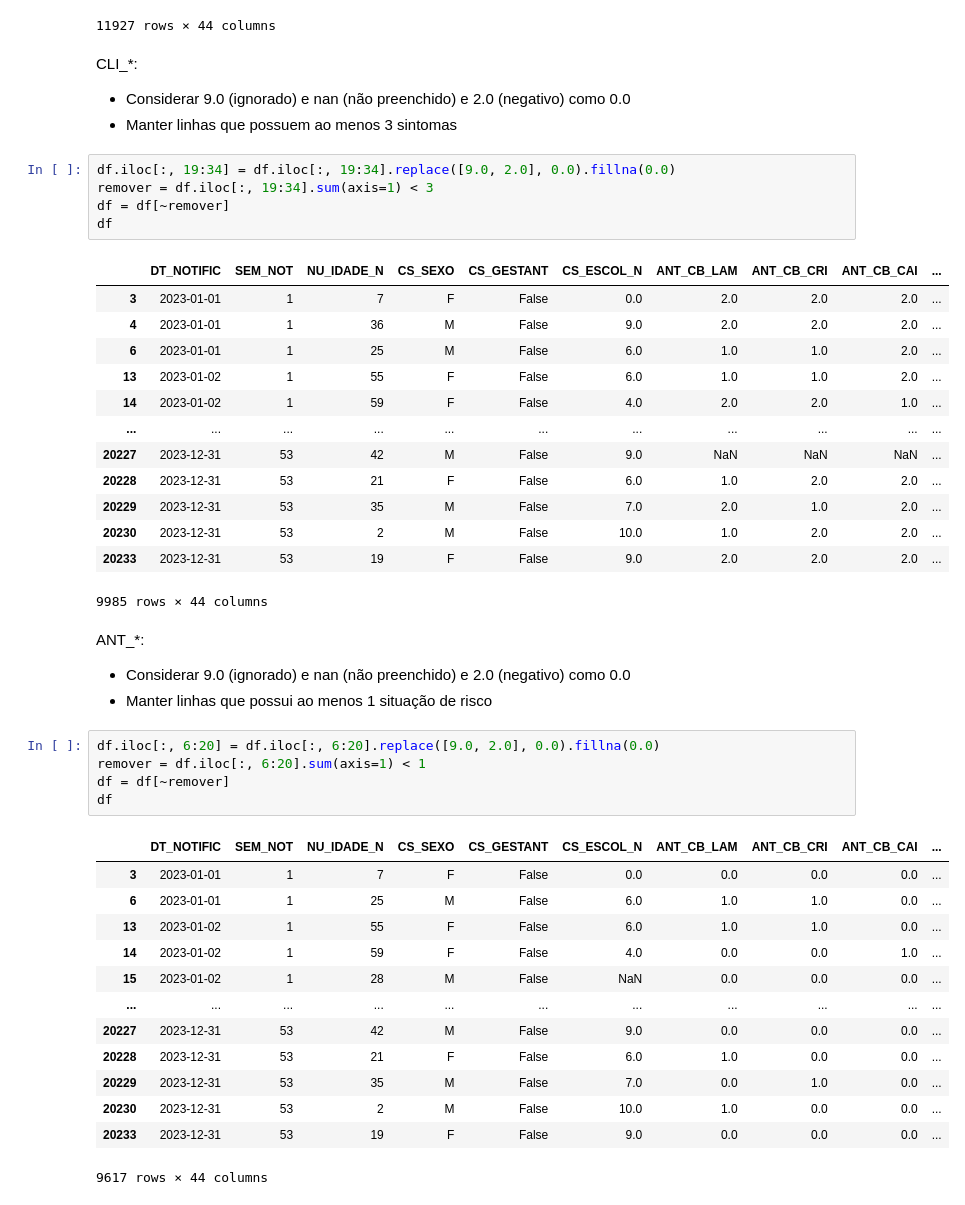
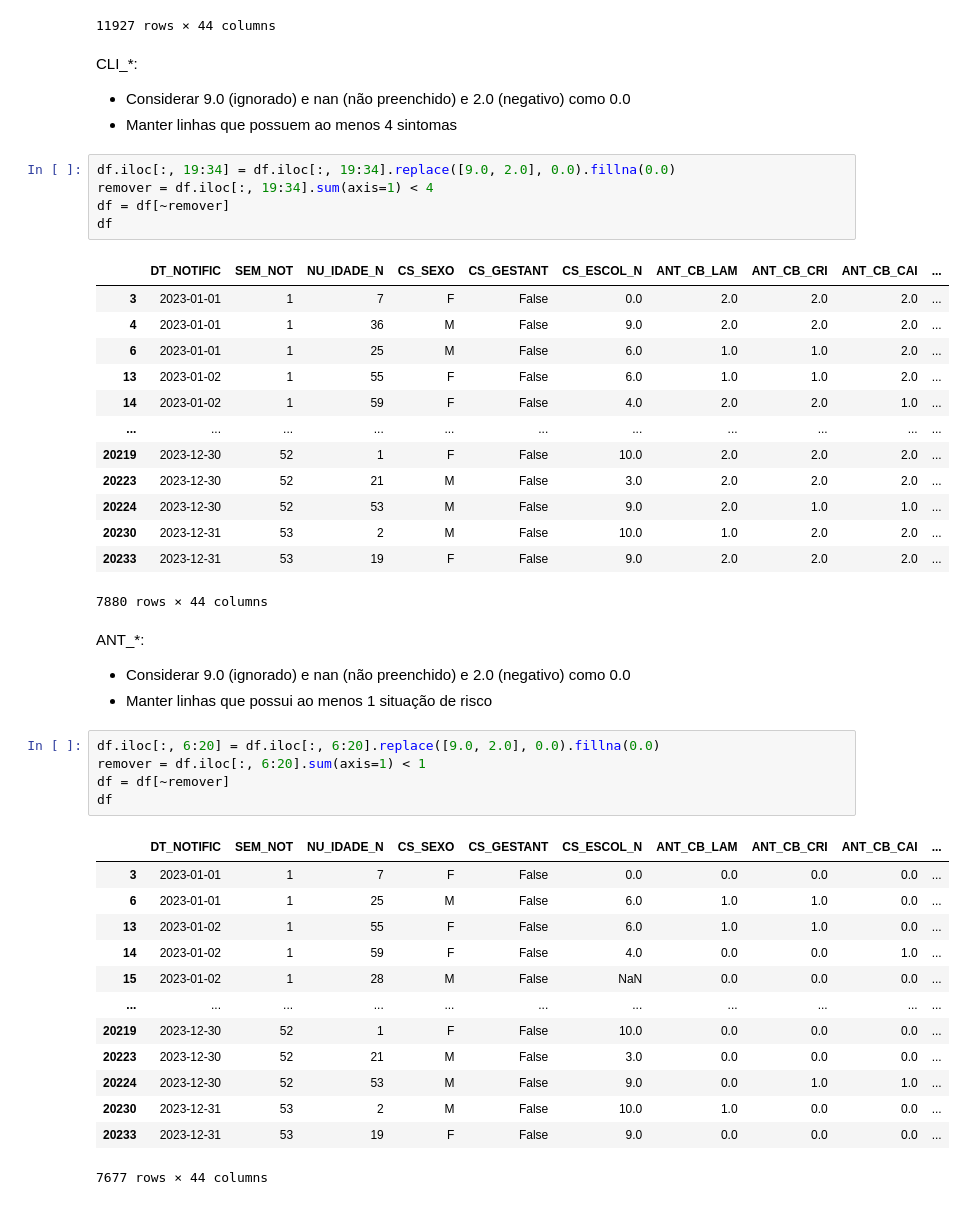
Before and after one commit to arturrur/mc853, a Jupyter notebook: Preprocessing.ipynb, the cells around one changed output. Saved outputs shown, nothing was run; the diff lists cells and outputs as text.

```diff
--- a/Preprocessing.ipynb
+++ b/Preprocessing.ipynb
@@ -242,26 +242,26 @@ df
 # %% [markdown]
 CLI_*:
 - Considerar 9.0 (ignorado) e nan (não preenchido) e 2.0 (negativo) como 0.0
-- Manter linhas que possuem ao menos 3 sintomas
+- Manter linhas que possuem ao menos 4 sintomas
 # %%
 df.iloc[:, 19:34] = df.iloc[:, 19:34].replace([9.0, 2.0], 0.0).fillna(0.0)
-remover = df.iloc[:, 19:34].sum(axis=1) < 3
+remover = df.iloc[:, 19:34].sum(axis=1) < 4
 df = df[~remover]
 df
 # %% [output]
 |  | DT_NOTIFIC | SEM_NOT | NU_IDADE_N | CS_SEXO | CS_GESTANT | CS_ESCOL_N | ANT_CB_LAM | ANT_CB_CRI | ANT_CB_CAI | ... |
 | 3 | 2023-01-01 | 1 | 7 | F | False | 0.0 | 2.0 | 2.0 | 2.0 | ... |
 | 4 | 2023-01-01 | 1 | 36 | M | False | 9.0 | 2.0 | 2.0 | 2.0 | ... |
 | 6 | 2023-01-01 | 1 | 25 | M | False | 6.0 | 1.0 | 1.0 | 2.0 | ... |
 | 13 | 2023-01-02 | 1 | 55 | F | False | 6.0 | 1.0 | 1.0 | 2.0 | ... |
 | 14 | 2023-01-02 | 1 | 59 | F | False | 4.0 | 2.0 | 2.0 | 1.0 | ... |
 | ... | ... | ... | ... | ... | ... | ... | ... | ... | ... | ... |
-| 20227 | 2023-12-31 | 53 | 42 | M | False | 9.0 | NaN | NaN | NaN | ... |
-| 20228 | 2023-12-31 | 53 | 21 | F | False | 6.0 | 1.0 | 2.0 | 2.0 | ... |
-| 20229 | 2023-12-31 | 53 | 35 | M | False | 7.0 | 2.0 | 1.0 | 2.0 | ... |
+| 20219 | 2023-12-30 | 52 | 1 | F | False | 10.0 | 2.0 | 2.0 | 2.0 | ... |
+| 20223 | 2023-12-30 | 52 | 21 | M | False | 3.0 | 2.0 | 2.0 | 2.0 | ... |
+| 20224 | 2023-12-30 | 52 | 53 | M | False | 9.0 | 2.0 | 1.0 | 1.0 | ... |
 | 20230 | 2023-12-31 | 53 | 2 | M | False | 10.0 | 1.0 | 2.0 | 2.0 | ... |
 | 20233 | 2023-12-31 | 53 | 19 | F | False | 9.0 | 2.0 | 2.0 | 2.0 | ... |
-9985 rows × 44 columns
+7880 rows × 44 columns
 # %% [markdown]
 ANT_*:
 - Considerar 9.0 (ignorado) e nan (não preenchido) e 2.0 (negativo) como 0.0
@@ -279,9 +279,9 @@ df
 | 14 | 2023-01-02 | 1 | 59 | F | False | 4.0 | 0.0 | 0.0 | 1.0 | ... |
 | 15 | 2023-01-02 | 1 | 28 | M | False | NaN | 0.0 | 0.0 | 0.0 | ... |
 | ... | ... | ... | ... | ... | ... | ... | ... | ... | ... | ... |
-| 20227 | 2023-12-31 | 53 | 42 | M | False | 9.0 | 0.0 | 0.0 | 0.0 | ... |
-| 20228 | 2023-12-31 | 53 | 21 | F | False | 6.0 | 1.0 | 0.0 | 0.0 | ... |
-| 20229 | 2023-12-31 | 53 | 35 | M | False | 7.0 | 0.0 | 1.0 | 0.0 | ... |
+| 20219 | 2023-12-30 | 52 | 1 | F | False | 10.0 | 0.0 | 0.0 | 0.0 | ... |
+| 20223 | 2023-12-30 | 52 | 21 | M | False | 3.0 | 0.0 | 0.0 | 0.0 | ... |
+| 20224 | 2023-12-30 | 52 | 53 | M | False | 9.0 | 0.0 | 1.0 | 1.0 | ... |
 | 20230 | 2023-12-31 | 53 | 2 | M | False | 10.0 | 1.0 | 0.0 | 0.0 | ... |
 | 20233 | 2023-12-31 | 53 | 19 | F | False | 9.0 | 0.0 | 0.0 | 0.0 | ... |
-9617 rows × 44 columns
+7677 rows × 44 columns
```
Also changed, not shown: parts of 11 cells of this notebook.
